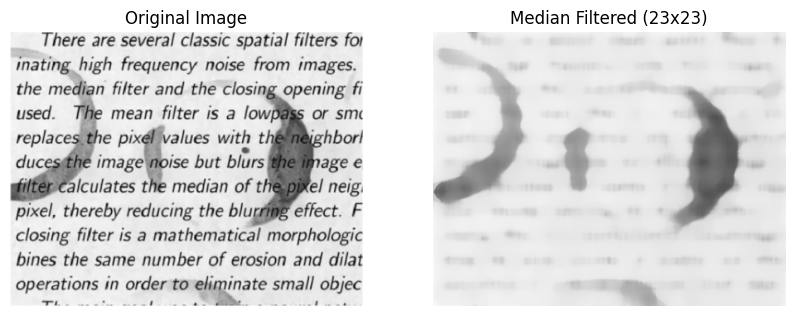
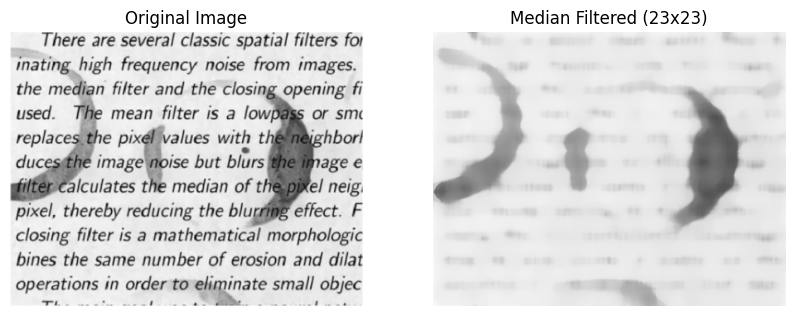
The change to this notebook cell's code, shown as a diff; its figure went from the first image to the second:
--- before
+++ after
@@ -2,23 +2,47 @@
 import matplotlib.pyplot as plt
 
-image = cv2.imread('dirty-img.png')
+def Median(IMAGE_PATH):
+    image = cv2.imread(IMAGE_PATH)
 
-# Convert BGR to RGB for correct colors in Matplotlib
-image_rgb = cv2.cvtColor(image, cv2.COLOR_BGR2RGB)
+    # Convert BGR to RGB for correct colors in Matplotlib
+    image_rgb = cv2.cvtColor(image, cv2.COLOR_BGR2RGB)
 
-background = cv2.medianBlur(image_rgb, 19)
+    background = cv2.medianBlur(image_rgb, 19)
 
 
-plt.figure(figsize=(10, 5))
+    plt.figure(figsize=(10, 5))
 
-plt.subplot(1, 2, 1)
-plt.imshow(image_rgb)
-plt.title('Original Image')
-plt.axis('off')
+    plt.subplot(1, 2, 1)
+    plt.imshow(image_rgb)
+    plt.title('Original Image')
+    plt.axis('off')
 
-plt.subplot(1, 2, 2)
-plt.imshow(background)
-plt.title('Median Filtered (23x23)')
-plt.axis('off')
+    plt.subplot(1, 2, 2)
+    plt.imshow(background)
+    plt.title('Median Filtered (23x23)')
+    plt.axis('off')
 
-plt.show()
+    plt.show()
+    # calculates the absolute difference. This ensures all the differences (the edges, text, or objects you are trying to isolate) remain visible.
+    diff = cv2.absdiff(image_rgb, background)
+
+    # This takes the darkest pixel and makes it 0, and the brightest remaining pixel and makes it 255.
+    visible_diff = cv2.normalize(diff, None, alpha=0, beta=255, norm_type=cv2.NORM_MINMAX)
+
+    # In the first trials it appeared blk
+    final_result = cv2.bitwise_not(visible_diff)
+
+
+    plt.subplot(1, 2, 1)
+    plt.imshow(image_rgb)
+    plt.title('Original Image')
+    plt.axis('off')
+
+    plt.subplot(1, 2, 2)
+    plt.imshow(final_result)
+    plt.title('Median Filtering denoised image')
+    plt.axis('off')
+
+    plt.show()
+    
+Median( r"Kiro's Images/dirty-img.png")

Commit: Kiro's part fully modulated